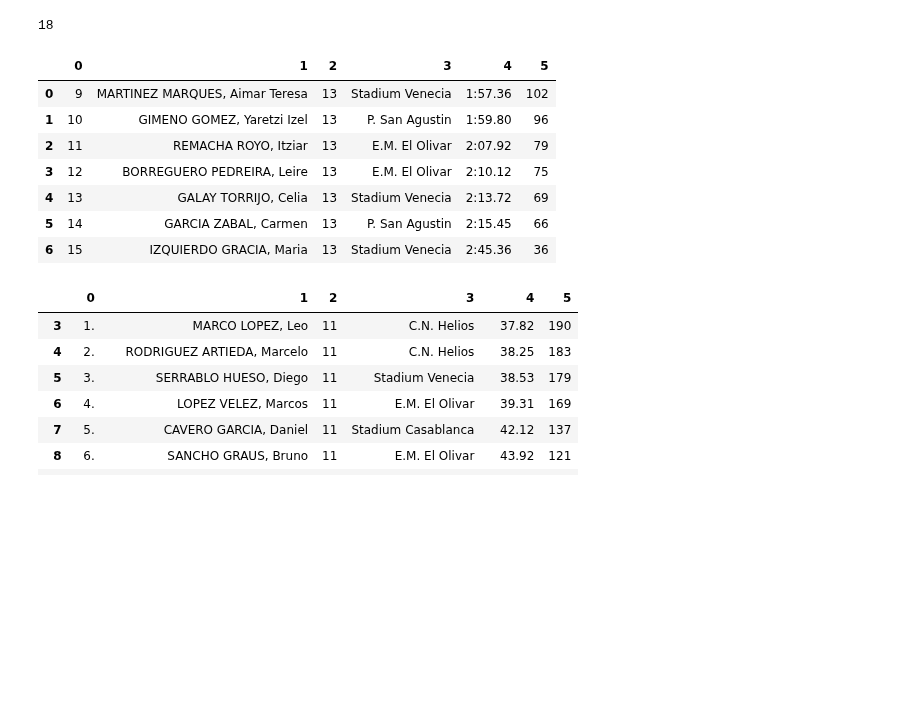
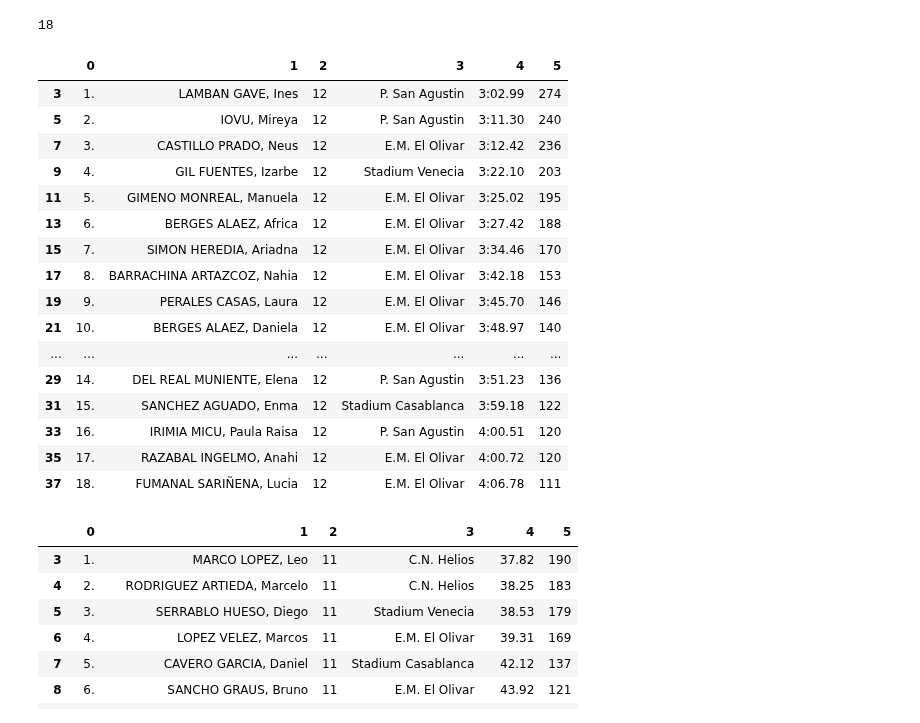
Before and after one commit to crdguez/dashboard_natacion, a Jupyter notebook: importar_datos/importar_datos_27_03_22.ipynb, the cells around one changed output. Drawn from its saved outputs; the diff is of its cells as text; code cells hidden in the pictures; blank space fills up the shorter version.

```diff
--- a/importar_datos/importar_datos_27_03_22.ipynb
+++ b/importar_datos/importar_datos_27_03_22.ipynb
@@ -58,47 +58,67 @@ t1b=t1b[t1b[0]!=''][:-2].drop(4,axis=1).T.reset_index(drop=True).T
 
 t2 = tablas[4].df
 t2=t2[t2[0]!=''][2:-1]
-t2
 
 
 # t2b=pd.read_csv('tabla_perdida_27_03_22.csv',dtype=str, header=None).T.reset_index(drop=True).T
 # t2b.to_dict()
 dic={0: {0: '9', 1: '10', 2: '11', 3: '12', 4: '13', 5: '14', 6: '15'},
  1: {0: 'MARTINEZ MARQUES, Aimar Teresa',
   1: 'GIMENO GOMEZ, Yaretzi Izel',
   2: 'REMACHA ROYO, Itziar',
   3: 'BORREGUERO PEDREIRA, Leire',
   4: 'GALAY TORRIJO, Celia',
   5: 'GARCIA ZABAL, Carmen',
   6: 'IZQUIERDO GRACIA, Maria'},
  2: {0: '13', 1: '13', 2: '13', 3: '13', 4: '13', 5: '13', 6: '13'},
  3: {0: 'Stadium Venecia',
   1: 'P. San Agustin',
   2: 'E.M. El Olivar',
   3: 'E.M. El Olivar',
   4: 'Stadium Venecia',
   5: 'P. San Agustin',
   6: 'Stadium Venecia'},
  4: {0: '1:57.36',
   1: '1:59.80',
   2: '2:07.92',
   3: '2:10.12',
   4: '2:13.72',
   5: '2:15.45',
   6: '2:45.36'},
  5: {0: '102', 1: '96', 2: '79', 3: '75', 4: '69', 5: '66', 6: '36'}}
 t2b=pd.DataFrame(dic)
 
-t2b
+t3 = tablas[6].df
+t3=t3[t3[0]!=''][3:]
+t3=t3.drop(4,axis=1).T.reset_index(drop=True).T
+
+
+t3b = tablas[7].df
+t3b = t3b[t3b[0]!=''][2:-2]
+
+t4=tablas[8].df[3:]
+
+t5=tablas[9].df
+t5=t5[t5[0]!=''][4:-3]
+t5=separar_columna_derecha(t5,1)
 # %% [output]
 |  | 0 | 1 | 2 | 3 | 4 | 5 |
-| 0 | 9 | MARTINEZ MARQUES, Aimar Teresa | 13 | Stadium Venecia | 1:57.36 | 102 |
-| 1 | 10 | GIMENO GOMEZ, Yaretzi Izel | 13 | P. San Agustin | 1:59.80 | 96 |
-| 2 | 11 | REMACHA ROYO, Itziar | 13 | E.M. El Olivar | 2:07.92 | 79 |
-| 3 | 12 | BORREGUERO PEDREIRA, Leire | 13 | E.M. El Olivar | 2:10.12 | 75 |
-| 4 | 13 | GALAY TORRIJO, Celia | 13 | Stadium Venecia | 2:13.72 | 69 |
-| 5 | 14 | GARCIA ZABAL, Carmen | 13 | P. San Agustin | 2:15.45 | 66 |
-| 6 | 15 | IZQUIERDO GRACIA, Maria | 13 | Stadium Venecia | 2:45.36 | 36 |
+| 3 | 1. | LAMBAN GAVE, Ines | 12 | P. San Agustin | 3:02.99 | 274 |
+| 5 | 2. | IOVU, Mireya | 12 | P. San Agustin | 3:11.30 | 240 |
+| 7 | 3. | CASTILLO PRADO, Neus | 12 | E.M. El Olivar | 3:12.42 | 236 |
+| 9 | 4. | GIL FUENTES, Izarbe | 12 | Stadium Venecia | 3:22.10 | 203 |
+| 11 | 5. | GIMENO MONREAL, Manuela | 12 | E.M. El Olivar | 3:25.02 | 195 |
+| 13 | 6. | BERGES ALAEZ, Africa | 12 | E.M. El Olivar | 3:27.42 | 188 |
+| 15 | 7. | SIMON HEREDIA, Ariadna | 12 | E.M. El Olivar | 3:34.46 | 170 |
+| 17 | 8. | BARRACHINA ARTAZCOZ, Nahia | 12 | E.M. El Olivar | 3:42.18 | 153 |
+| 19 | 9. | PERALES CASAS, Laura | 12 | E.M. El Olivar | 3:45.70 | 146 |
+| 21 | 10. | BERGES ALAEZ, Daniela | 12 | E.M. El Olivar | 3:48.97 | 140 |
+| ... | ... | ... | ... | ... | ... | ... |
+| 29 | 14. | DEL REAL MUNIENTE, Elena | 12 | P. San Agustin | 3:51.23 | 136 |
+| 31 | 15. | SANCHEZ AGUADO, Enma | 12 | Stadium Casablanca | 3:59.18 | 122 |
+| 33 | 16. | IRIMIA MICU, Paula Raisa | 12 | P. San Agustin | 4:00.51 | 120 |
+| 35 | 17. | RAZABAL INGELMO, Anahi | 12 | E.M. El Olivar | 4:00.72 | 120 |
+| 37 | 18. | FUMANAL SARIÑENA, Lucia | 12 | E.M. El Olivar | 4:06.78 | 111 |
 # %%
 t4=tablas[8].df[3:]
 t4
```
Also changed, not shown: parts of 1 cell of this notebook, 1 other file.
